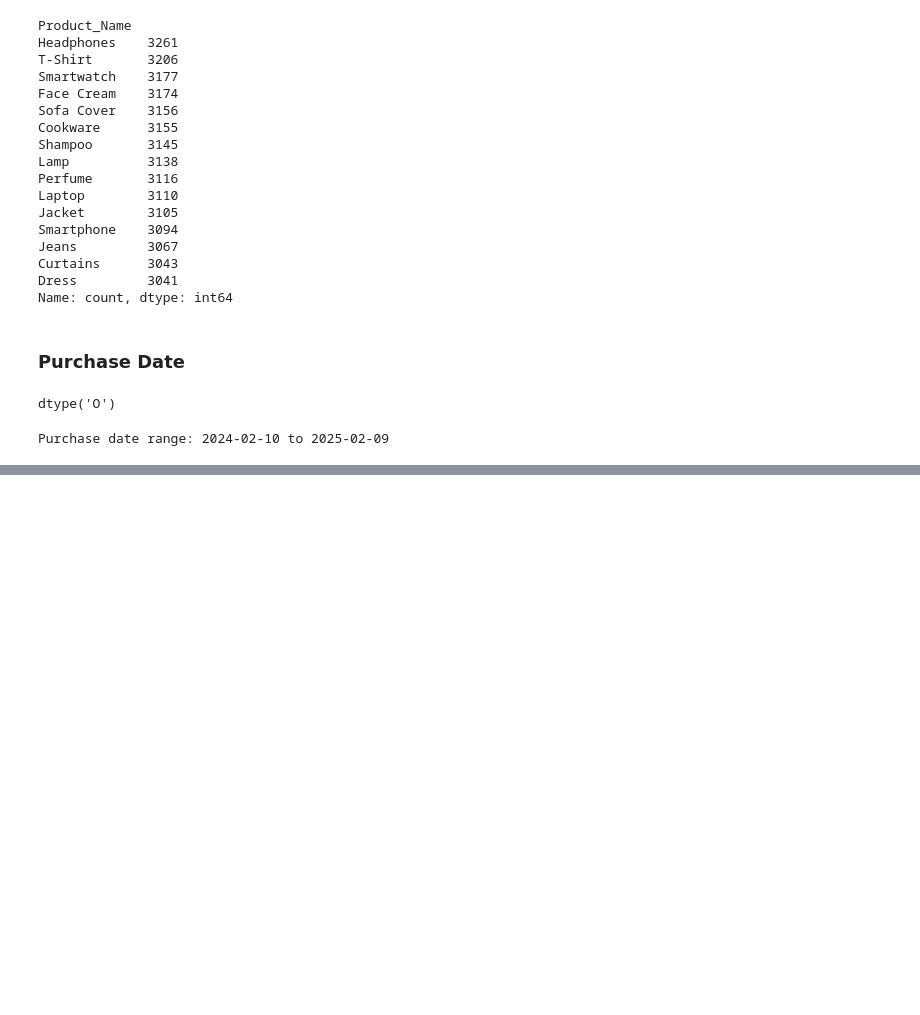
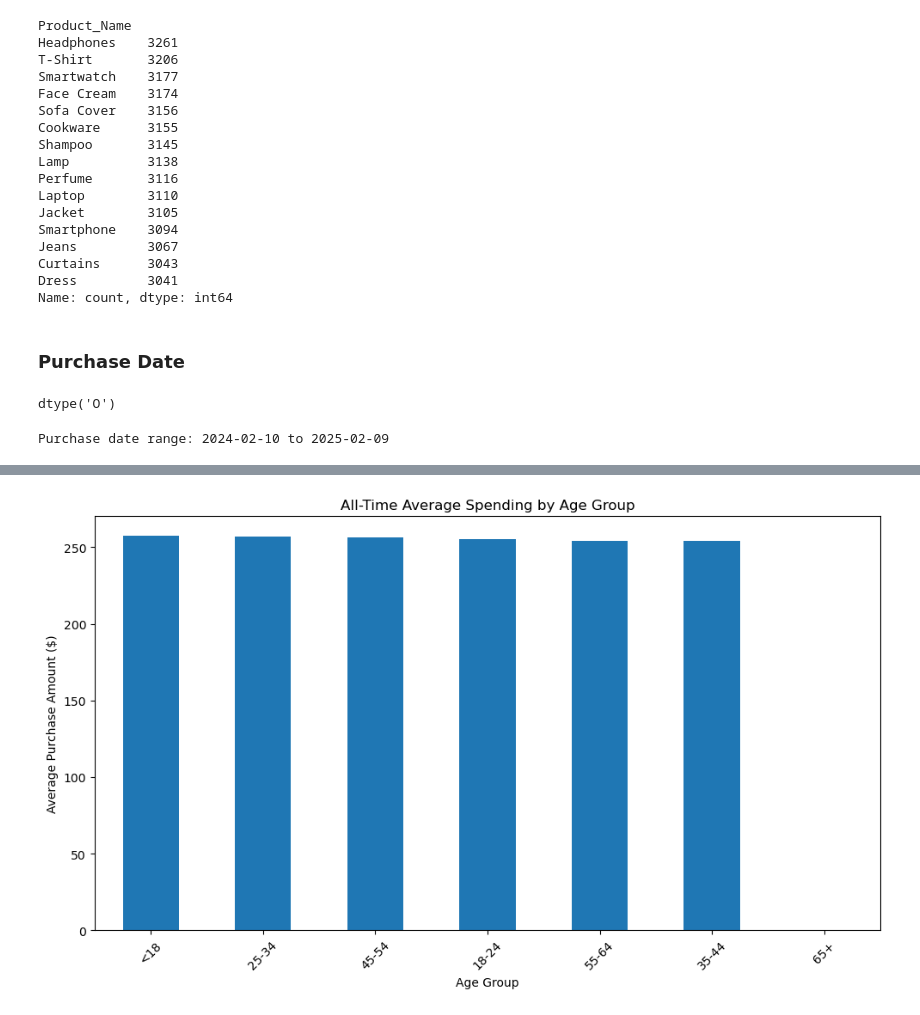
Before and after one commit to TheeLuke/Purchase-Behavior-Analysis, a Jupyter notebook: Purchase Behavior Analysis.ipynb, the cells around one changed output, grey strips where cells are left out. Saved outputs shown, nothing was run; the diff lists cells and outputs as text; code cells hidden in the pictures; blank space fills up the shorter version.

```diff
--- a/Purchase Behavior Analysis.ipynb
+++ b/Purchase Behavior Analysis.ipynb
@@ -308,0 +428,13 @@ plt.show()
+# %%
+all_time_avg = data.groupby('Age_Group')['Purchase_Amount'].mean().sort_values(ascending=False)
+
+# Plot
+plt.figure(figsize=(10, 6))
+all_time_avg.plot(kind='bar', color='#1f77b4', title="All-Time Average Spending by Age Group")
+plt.xlabel("Age Group")
+plt.ylabel("Average Purchase Amount ($)")
+plt.xticks(rotation=45)
+plt.tight_layout()
+plt.show()
+# %% [output]
+[figure, added]
```
Also changed, not shown: parts of 34 cells of this notebook.
